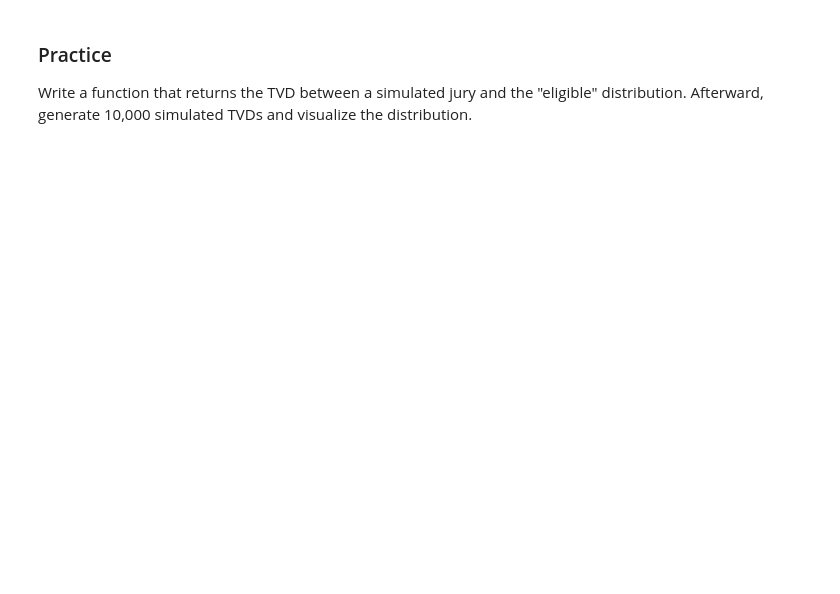
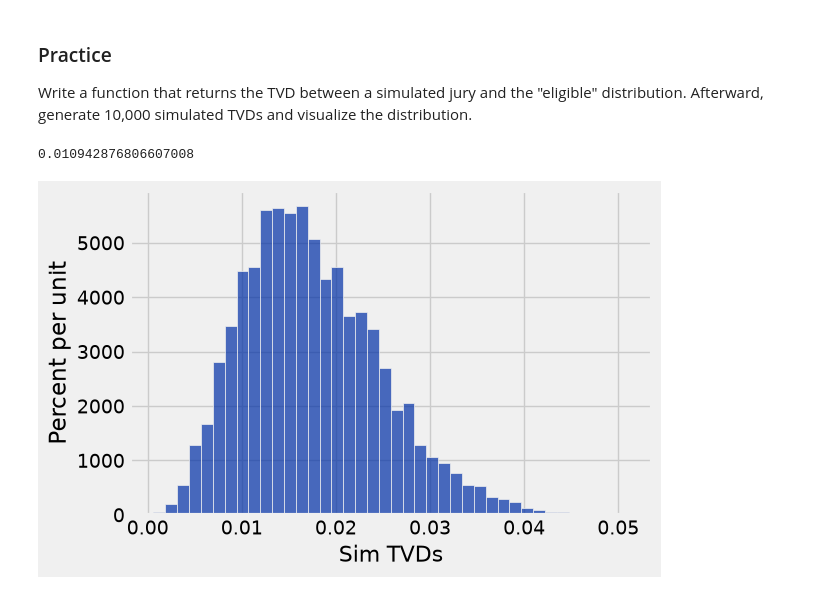
Before and after one commit to Tater-23/Data1, a Jupyter notebook: Demo 15 - Testing Hypotheses/tvd.ipynb, the cells around one changed output. Saved outputs shown, nothing was run; the diff lists cells and outputs as text; code cells hidden in the pictures; blank space fills up the shorter version.

```diff
--- a/Demo 15 - Testing Hypotheses/tvd.ipynb
+++ b/Demo 15 - Testing Hypotheses/tvd.ipynb
@@ -68,0 +70,5 @@ def tvd(distribution1, distribution2):
+# %%
+diffs = jury.column('Panels') - jury.column('Eligible')
+abs_diffs = np.abs(diffs)
+tvd = sum(abs_diffs)/2
+tvd
@@ -69,3 +77,9 @@ def tvd(distribution1, distribution2):
+# %%
+def tvd(observed_dist, expected_dist):
+    diffs = observed_dist - expected_dist
+    abs_diffs = np.abs(diffs)
+    tot_var_dist = sum(abs_diffs) / 2
+    return tot_var_dist
 # %%
 # The TVD of our observed data (Panels) from their expected values
 # assuming the model is true (Eligbible)
@@ -85,6 +99,28 @@ array([ 0.13764625,  0.18857536,  0.12801101,  0.53613214,  0.00963524])
 
 Write a function that returns the TVD between a simulated jury and the "eligible" distribution.
 Afterward, generate 10,000 simulated TVDs and visualize the distribution.
-# %%
-def simulated_tvd():
-    ...
+# %%
+def simulated_tvd():
+    ethnicity_prop = make_array(.15,.18,.12,.54,.01)
+    simulated_jurors = sample_proportions(1453, ethnicity_prop)
+
+    eligible_jurors = jury.column("Eligible")
+
+    tot_var_dist = tvd(simulated_jurors, eligible_jurors)
+
+    return tot_var_dist
+# %%
+simulated_tvd()
+# %% [output]
+0.010942876806607008
+# %%
+sim_tvd_arr = make_array()
+
+for i in np.arange(10000):
+    sim_tvd = simulated_tvd()
+    sim_tvd_arr = np.append(sim_tvd_arr, sim_tvd)
+
+sim_tvd_tbl = Table().with_column('Sim TVDs', sim_tvd_arr)
+sim_tvd_tbl.hist(bins = 40)
+# %% [output]
+[figure, added]
```
Also changed, not shown: parts of 4 cells of this notebook.
